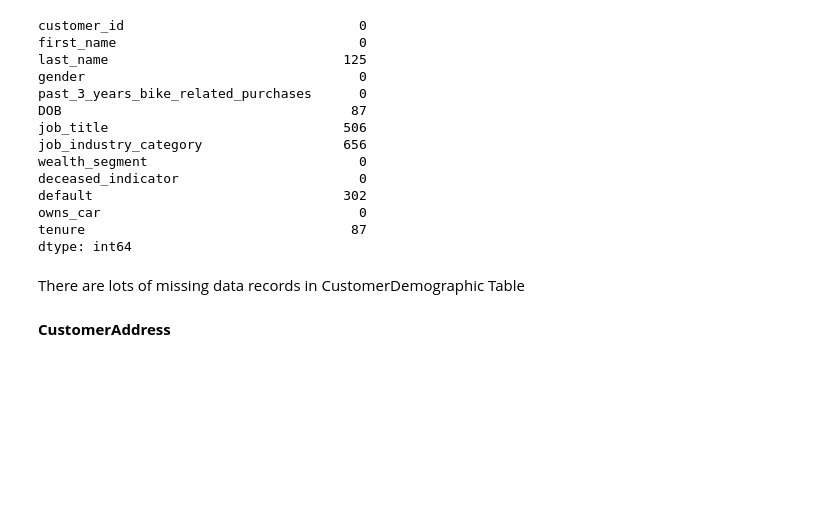
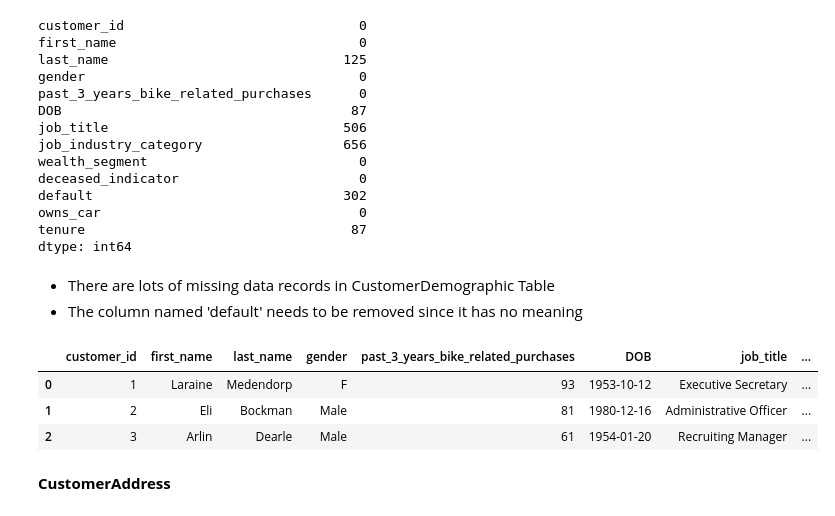
Before and after one commit to vynguyen293/KPMG-Data-Analytics, a Jupyter notebook: KPMG-Data-Analytics-about-Sprocket-Central-Pty-Ltd..ipynb, the cells around one changed output. Drawn from its saved outputs; the diff is of its cells as text; code cells hidden in the pictures; blank space fills up the shorter version.

```diff
--- a/KPMG-Data-Analytics-about-Sprocket-Central-Pty-Ltd..ipynb
+++ b/KPMG-Data-Analytics-about-Sprocket-Central-Pty-Ltd..ipynb
@@ -191,7 +191,16 @@ owns_car                                 0
 tenure                                  87
 dtype: int64
 # %% [markdown]
- There are lots of missing data records in CustomerDemographic Table
+ - There are lots of missing data records in CustomerDemographic Table
+ - The column named 'default' needs to be removed since it has no meaning
+# %%
+df_dem = df_dem.drop(['default'], axis=1)
+df_dem.head(3)
+# %% [output]
+|  | customer_id | first_name | last_name | gender | past_3_years_bike_related_purchases | DOB | job_title | ... |
+| 0 | 1 | Laraine | Medendorp | F | 93 | 1953-10-12 | Executive Secretary | ... |
+| 1 | 2 | Eli | Bockman | Male | 81 | 1980-12-16 | Administrative Officer | ... |
+| 2 | 3 | Arlin | Dearle | Male | 61 | 1954-01-20 | Recruiting Manager | ... |
 # %% [markdown]
 **CustomerAddress**
 # %%
```
Also changed, not shown: parts of 57 cells of this notebook.
